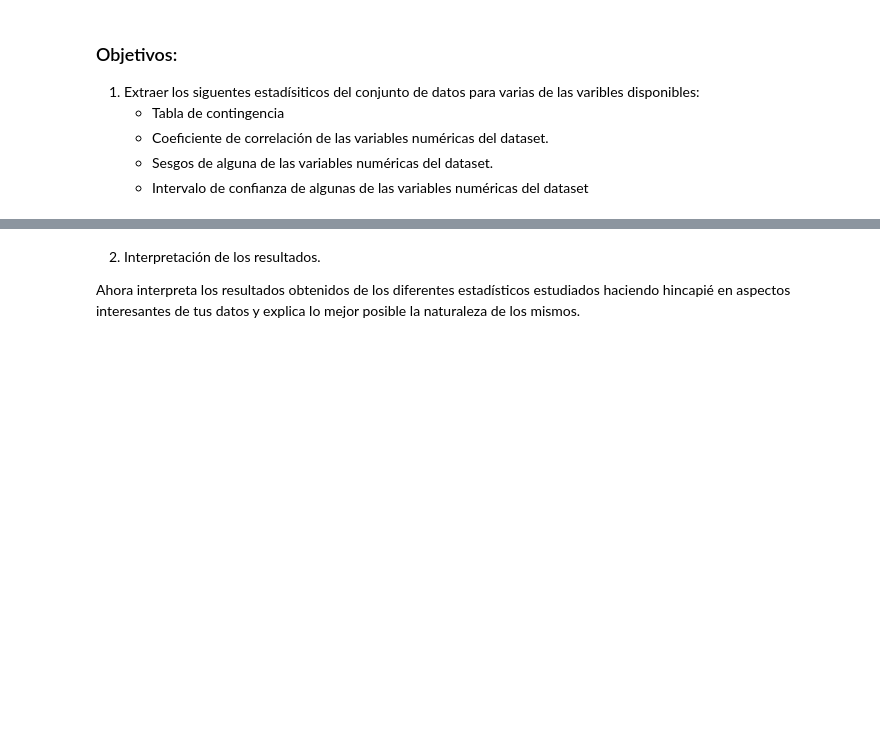
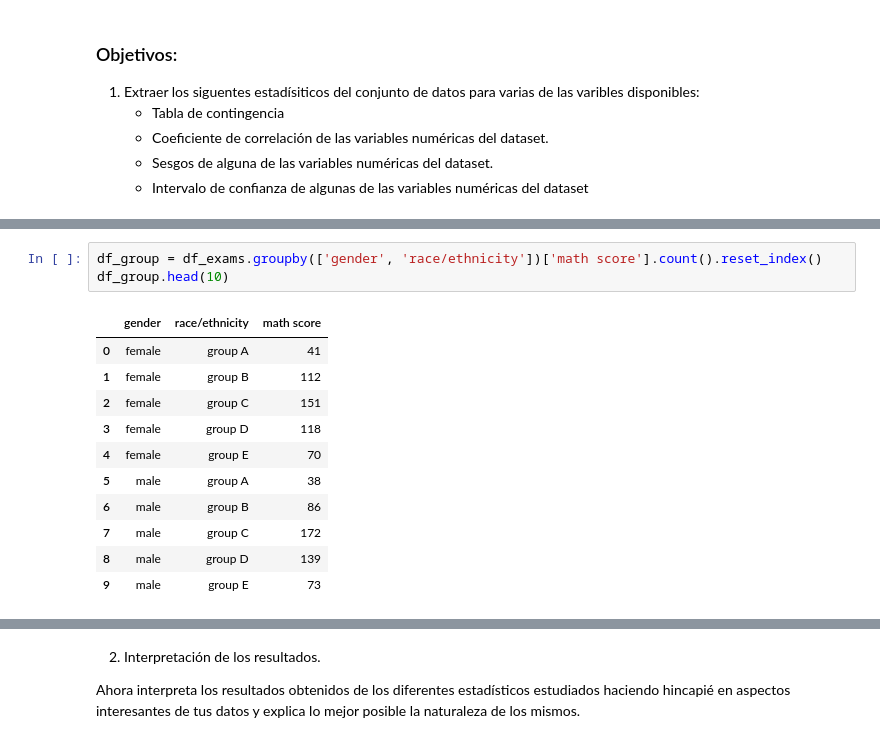
Before and after one commit to Adalab/promo-d-da-modulo2-sprint1-lorena-ana, a Jupyter notebook: ESTADISTICA/pair-programming_estadistica3.ipynb, the cells around one changed output, grey strips where cells are left out. Drawn from its saved outputs; the diff is of its cells as text; blank space fills up the shorter version.

```diff
--- a/ESTADISTICA/pair-programming_estadistica3.ipynb
+++ b/ESTADISTICA/pair-programming_estadistica3.ipynb
@@ -16,0 +51,15 @@ Se ruega a la hora de realizar la entrega que incluyais el conjunto de datos que
+# %%
+df_group = df_exams.groupby(['gender', 'race/ethnicity'])['math score'].count().reset_index()
+df_group.head(10)
+# %% [output]
+|  | gender | race/ethnicity | math score |
+| 0 | female | group A | 41 |
+| 1 | female | group B | 112 |
+| 2 | female | group C | 151 |
+| 3 | female | group D | 118 |
+| 4 | female | group E | 70 |
+| 5 | male | group A | 38 |
+| 6 | male | group B | 86 |
+| 7 | male | group C | 172 |
+| 8 | male | group D | 139 |
+| 9 | male | group E | 73 |
```
Also changed, not shown: parts of 17 cells of this notebook.
